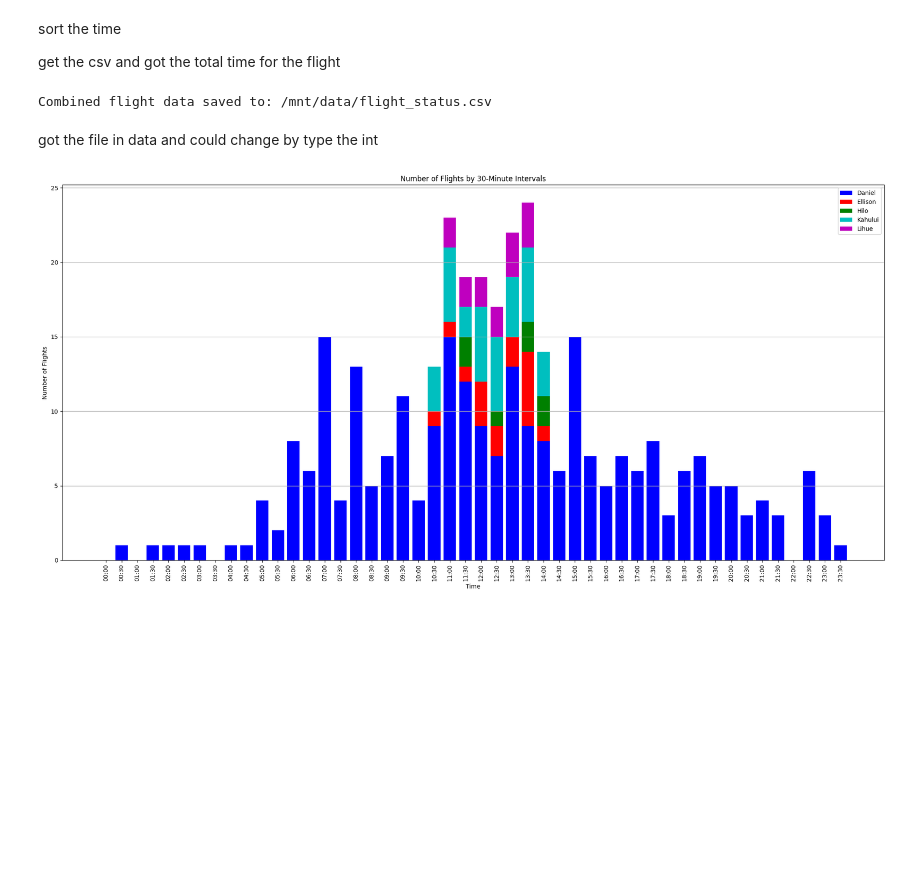
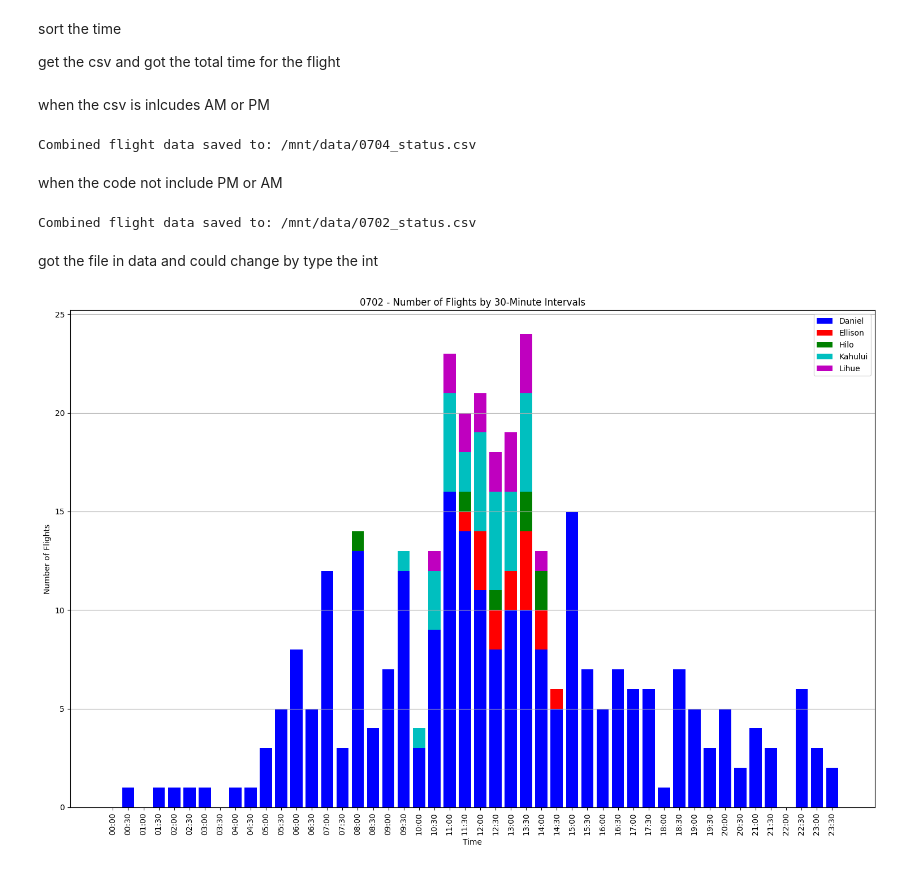
Before and after one commit to ypeng12/Airline, a Jupyter notebook: AirlineGraph.ipynb, the cells around one changed output. Drawn from its saved outputs; the diff is of its cells as text; code cells hidden in the pictures; blank space fills up the shorter version.

```diff
--- a/AirlineGraph.ipynb
+++ b/AirlineGraph.ipynb
@@ -4,6 +4,63 @@
 sort the time
 
 get the csv and got the total time for the flight
+# %% [markdown]
+when the csv is inlcudes AM or PM
+# %%
+import pandas as pd
+import os
+
+def group_flights_by_interval(file_path, interval_minutes):
+    # Extract the name from the file path
+    file_name = os.path.basename(file_path).split('_')[0]
+
+    # Read the CSV file
+    df = pd.read_csv(file_path)
+
+    # Convert 'Sched.' to datetime and extract the time in minutes
+    df['Sched.'] = pd.to_datetime(df['Sched.'], format='%I:%M %p', errors='coerce')
+    df['Minutes'] = df['Sched.'].dt.hour * 60 + df['Sched.'].dt.minute
+
+    # Calculate the interval bin for each flight
+    df['Interval'] = (df['Minutes'] // interval_minutes) * interval_minutes
+
+    # Create a column for the exact interval time
+    df['Interval Time'] = pd.to_datetime(df['Interval'], unit='m').dt.strftime('%H:%M')
+
+    # Group by the interval time and count the number of flights
+    grouped_flights = df.groupby('Interval Time').size().reset_index(name=file_name)
+
+    return grouped_flights
+
+def process_all_files(directory_path, interval_minutes, output_file):
+    all_data = None
+
+    for file_name in os.listdir(directory_path):
+        file_path = os.path.join(directory_path, file_name)
+        if os.path.isfile(file_path):
+            grouped_flights = group_flights_by_interval(file_path, interval_minutes)
+            if all_data is None:
+                all_data = grouped_flights
+            else:
+                all_data = pd.merge(all_data, grouped_flights, on='Interval Time', how='outer')
+
+    # Fill NaN values with 0 and save the combined data to a CSV file
+    all_data = all_data.fillna(0)
+    all_data.to_csv(output_file, index=False)
+
+# Example usage
+directory_path = '/mnt/hawaii0702'  # Adjust this to your actual directory path
+output_file = '/mnt/data/0702_status.csv'  # Adjust this to your desired output file path
+interval_minutes = 30  # Set this to the desired interval in minutes
+
+# Process all files and save the combined data
+process_all_files(directory_path, interval_minutes, output_file)
+
+print(f"Combined flight data saved to: {output_file}")
+# %% [output]
+Combined flight data saved to: /mnt/data/0704_status.csv
+# %% [markdown]
+when the code not include PM or AM
 # %%
 import pandas as pd
 import os
@@ -47,8 +104,8 @@ def process_all_files(directory_path, interval_minutes, output_file):
     all_data.to_csv(output_file, index=False)
 
 # Example usage
-directory_path = '/mnt/hawaii'  # Adjust this to your actual directory path
-output_file = '/mnt/data/flight_status.csv'  # Adjust this to your desired output file path
+directory_path = '/mnt/hawaii0702'  # Adjust this to your actual directory path
+output_file = '/mnt/data/0702_status.csv'  # Adjust this to your desired output file path
 interval_minutes = 30  # Set this to the desired interval in minutes
 
 # Process all files and save the combined data
@@ -56,7 +113,7 @@ process_all_files(directory_path, interval_minutes, output_file)
 
 print(f"Combined flight data saved to: {output_file}")
 # %% [output]
-Combined flight data saved to: /mnt/data/flight_status.csv
+Combined flight data saved to: /mnt/data/0702_status.csv
 # %% [markdown]
 got the file in data and could change by type the int
 # %%
@@ -84,36 +141,36 @@ flight_count_columns = merged_flights.columns.difference(['Interval Time'])
 merged_flights[flight_count_columns] = merged_flights[flight_count_columns].astype(int)
 
 # Plot the data
-plt.figure(figsize=(20, 10))
+plt.figure(figsize=(15, 10))
 
 # Plotting the stacked bar chart
 bottom = None
 colors = ['b', 'r', 'g', 'c', 'm', 'y', 'k']  # Define colors for each airport
 
 for idx, column in enumerate(flight_count_columns):
     if bottom is None:
         plt.bar(merged_flights['Interval Time'], merged_flights[column], color=colors[idx % len(colors)], label=column)
         bottom = merged_flights[column]
     else:
         plt.bar(merged_flights['Interval Time'], merged_flights[column], bottom=bottom, color=colors[idx % len(colors)], label=column)
         bottom += merged_flights[column]
 
 # Add title and labels
-plt.title('Number of Flights by 30-Minute Intervals')
+plt.title('0702 - Number of Flights by 30-Minute Intervals')
 plt.xlabel('Time')
 plt.ylabel('Number of Flights')
 
 # Rotate the x-axis labels for better readability
 plt.xticks(rotation=90, ticks=range(0, len(merged_flights), 1))
 
 # Add grid for better readability
 plt.grid(axis='y')
 
 # Add legend
 plt.legend()
 
 # Display the plot
 plt.tight_layout()
 plt.show()
 # %% [output]
-[figure, old version]
+[figure, new version]
```
